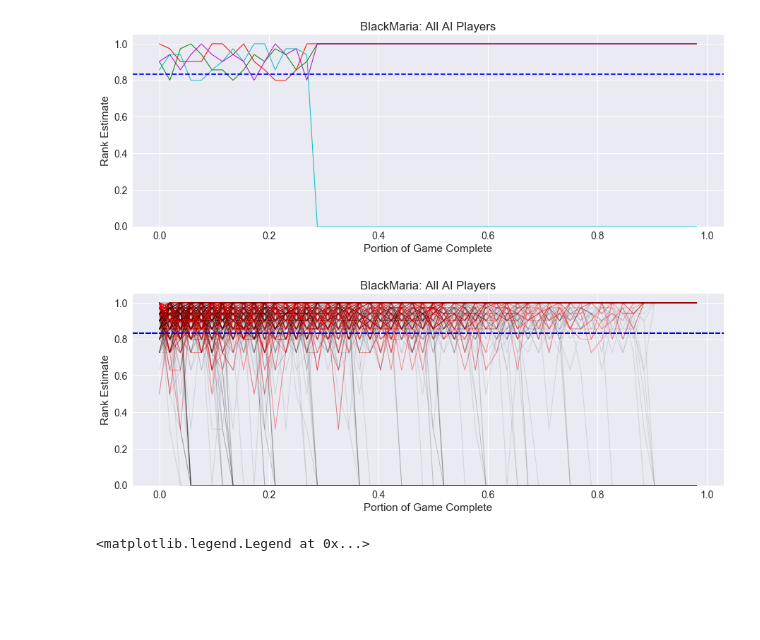
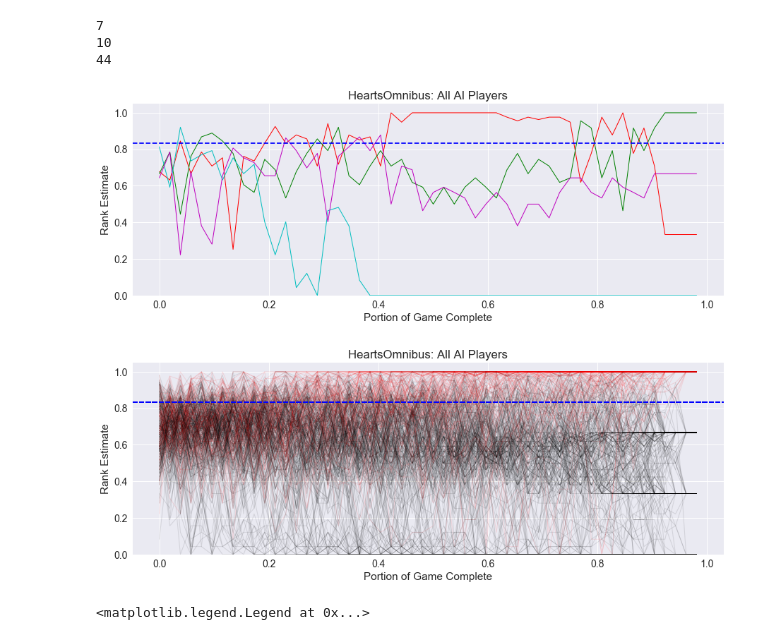
Before and after one commit to mgoadric/cardstock, a Jupyter notebook: Analysis/CardStock Analysis.ipynb, the cells around one changed output. Cells and saved outputs as stored; diff of their text form; code cells hidden in the pictures; blank space fills up the shorter version.

Commit message:
Augh, too many old broken versions of Hearts! Hopefully all fixed.

```diff
--- a/Analysis/CardStock Analysis.ipynb
+++ b/Analysis/CardStock Analysis.ipynb
@@ -15,7 +15,7 @@ typename = {"AllAI":"All AI Players", "AllRnd":"Random Players", "RndandAI":"One
 nump = {"Agram":4, "Pairs":2, "NinetyEight":4}
 convergence = {}
 heuristics = {}
-game = "BlackMaria"
+game = "Hearts"
 minP = 4
 maxP = 5
 tricktaking = True
@@ -191,7 +191,10 @@ for type in ["AllAI"]:
             for p in range(nump):
                 preds[p].append(leads[p + 1])
 # %% [output]
+7
+10
+44
-[figure, old version]
+[figure, new version]
 # %%
 nump = 4
 dthresh = (1 + (nump - 2) / (nump - 1)) / 2
@@ -228,7 +231,7 @@ for type in ["AllAI"]:
             colors = ["k", "k", "k", "k", "k"]
             colors[winner] = "r"
             alphas = [0.1, 0.1, 0.1, 0.1, 0.1]
-            alphas[winner] = 0.4
+            alphas[winner] = 0.1
             dcount = 0
             drama = 0
             for s in preds[winner]:
@@ -236,34 +239,34 @@ for type in ["AllAI"]:
                     dcount += 1
                     drama += (dthresh - s) ** 0.5
             if dcount > 0:
                 drama /= dcount
             heuristics["Drama"] += drama / count[type]
             heuristics["Security"] += (1 - dcount /  len(preds[winner])) / count[type]
             #print(count2, 1 - (dcount / len(preds[winner])))
 
 #            moon = True
 #            for i in range(len(preds)):
 #                if len(preds[i]) > 0 and i != winner and preds[i][-1] < 0.6:
 #                    moon = False
 #            if moon:
 #                print(count2)
 
             if count2 >= 0:
                 c = 0
                 plt.plot([x / maxlen for x in range(len(preds[0]))], preds[0], color=colors[c], alpha=alphas[c], linewidth=1.0)
                 for plist in preds[1:]:
                     c += 1
                     plt.plot([x / maxlen for x in range(len(plist))], plist, color=colors[c], alpha=alphas[c], linewidth=1.0)
                     pass
                 plt.axhline(dthresh, color="b", ls="dashed")
             preds = [[], [], [], [], []]
             count2 += 1
         else:
             leads = [float(x) for x in d[:-2].strip().split(",")]
             for p in range(nump):
                 preds[p].append(leads[p + 1])
 # %% [output]
-[figure, old version]
+[figure, new version]
 # %%
 ### type = "RndandAI"
 w = 0.4
```
Also changed, not shown: parts of 3 cells of this notebook, 3 other files.
